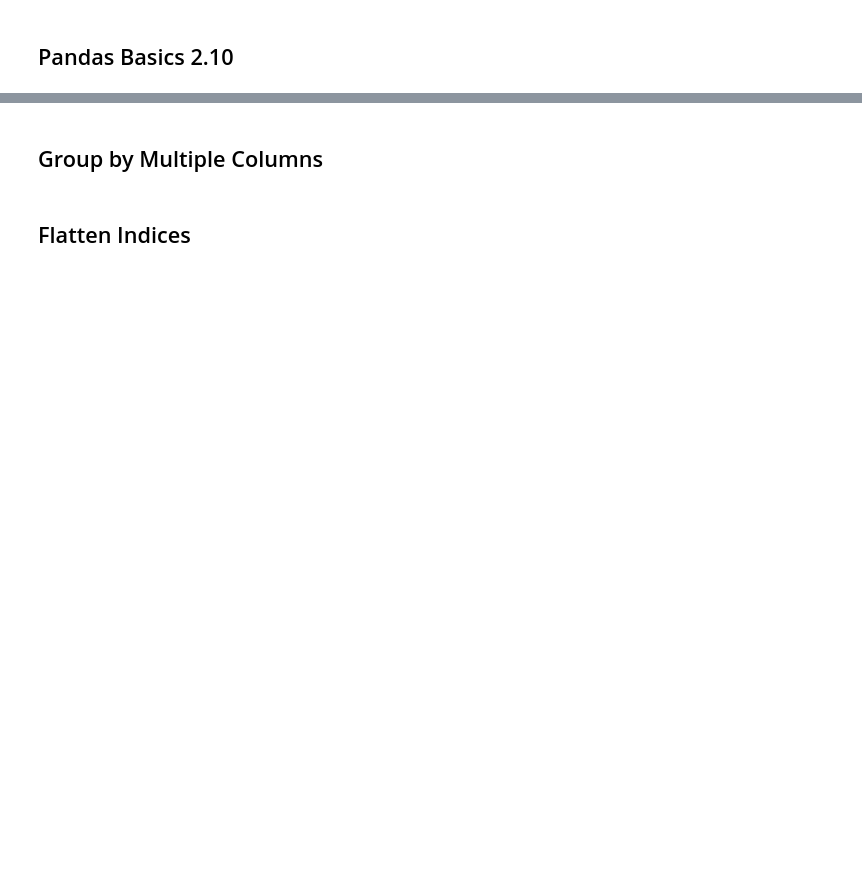
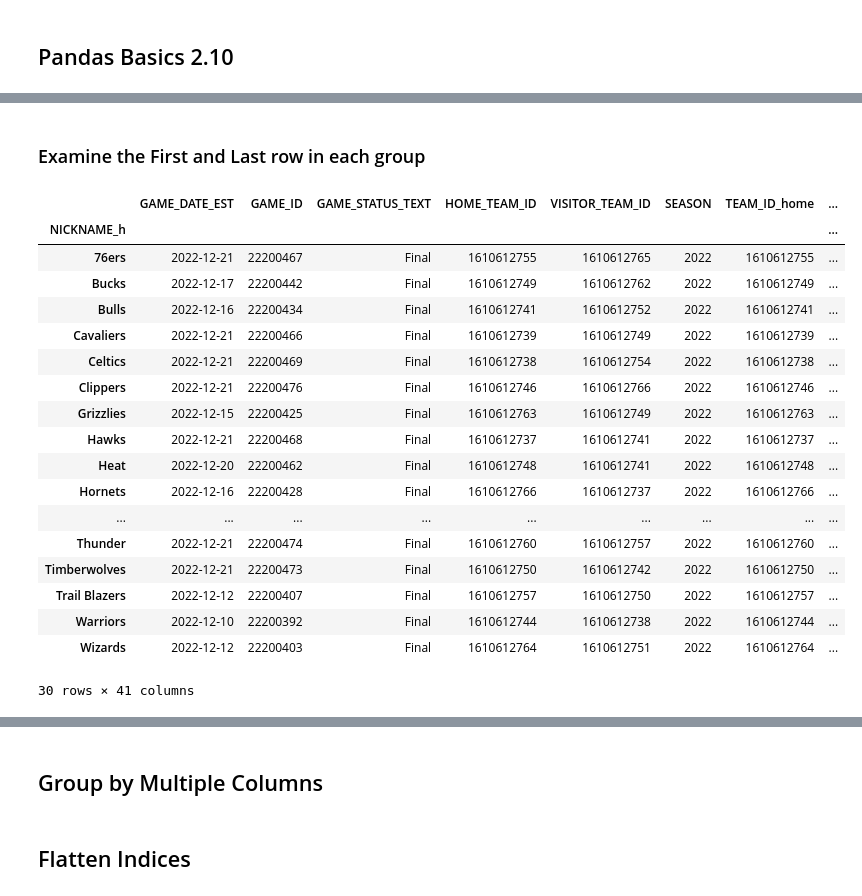
Before and after one commit to OptimalDecisions/sports-analytics-foundations, a Jupyter notebook: pandas-basics/Pandas_Intermediate_2_10_GroupBy.ipynb, the cells around one changed output, grey strips where cells are left out. Drawn from its saved outputs; the diff is of its cells as text; code cells hidden in the pictures; blank space fills up the shorter version.

```diff
--- a/pandas-basics/Pandas_Intermediate_2_10_GroupBy.ipynb
+++ b/pandas-basics/Pandas_Intermediate_2_10_GroupBy.ipynb
@@ -16,2 +22,5 @@
+# %%
+url = "https://raw.githubusercontent.com/OptimalDecisions/sports-analytics-foundations/main/data/nba_games_with_names.csv"
+games = pd.read_csv(url)
 # %% [markdown]
 ## Split - Aggregate - Combine
@@ -20,0 +63,26 @@
+# %% [markdown]
+### Examine the First and Last row in each group
+# %%
+grps = games.groupby('NICKNAME_h')
+grps.first()
+#grps.last()
+# %% [output]
+|  | GAME_DATE_EST | GAME_ID | GAME_STATUS_TEXT | HOME_TEAM_ID | VISITOR_TEAM_ID | SEASON | TEAM_ID_home | ... |
+| NICKNAME_h |  |  |  |  |  |  |  | ... |
+| 76ers | 2022-12-21 | 22200467 | Final | 1610612755 | 1610612765 | 2022 | 1610612755 | ... |
+| Bucks | 2022-12-17 | 22200442 | Final | 1610612749 | 1610612762 | 2022 | 1610612749 | ... |
+| Bulls | 2022-12-16 | 22200434 | Final | 1610612741 | 1610612752 | 2022 | 1610612741 | ... |
+| Cavaliers | 2022-12-21 | 22200466 | Final | 1610612739 | 1610612749 | 2022 | 1610612739 | ... |
+| Celtics | 2022-12-21 | 22200469 | Final | 1610612738 | 1610612754 | 2022 | 1610612738 | ... |
+| Clippers | 2022-12-21 | 22200476 | Final | 1610612746 | 1610612766 | 2022 | 1610612746 | ... |
+| Grizzlies | 2022-12-15 | 22200425 | Final | 1610612763 | 1610612749 | 2022 | 1610612763 | ... |
+| Hawks | 2022-12-21 | 22200468 | Final | 1610612737 | 1610612741 | 2022 | 1610612737 | ... |
+| Heat | 2022-12-20 | 22200462 | Final | 1610612748 | 1610612741 | 2022 | 1610612748 | ... |
+| Hornets | 2022-12-16 | 22200428 | Final | 1610612766 | 1610612737 | 2022 | 1610612766 | ... |
+| ... | ... | ... | ... | ... | ... | ... | ... | ... |
+| Thunder | 2022-12-21 | 22200474 | Final | 1610612760 | 1610612757 | 2022 | 1610612760 | ... |
+| Timberwolves | 2022-12-21 | 22200473 | Final | 1610612750 | 1610612742 | 2022 | 1610612750 | ... |
+| Trail Blazers | 2022-12-12 | 22200407 | Final | 1610612757 | 1610612750 | 2022 | 1610612757 | ... |
+| Warriors | 2022-12-10 | 22200392 | Final | 1610612744 | 1610612738 | 2022 | 1610612744 | ... |
+| Wizards | 2022-12-12 | 22200403 | Final | 1610612764 | 1610612751 | 2022 | 1610612764 | ... |
+30 rows × 41 columns
```
Also changed, not shown: parts of 24 cells of this notebook.
